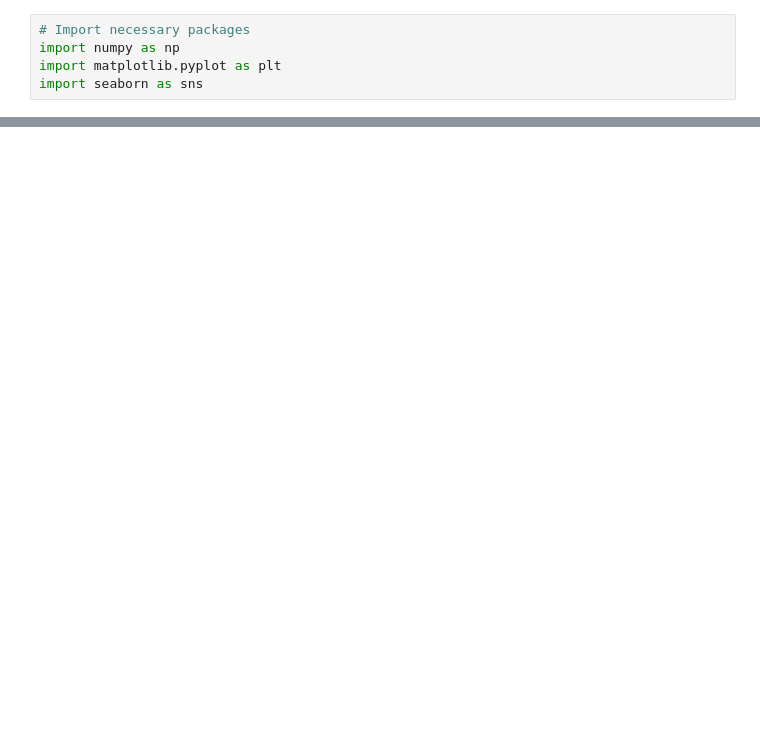
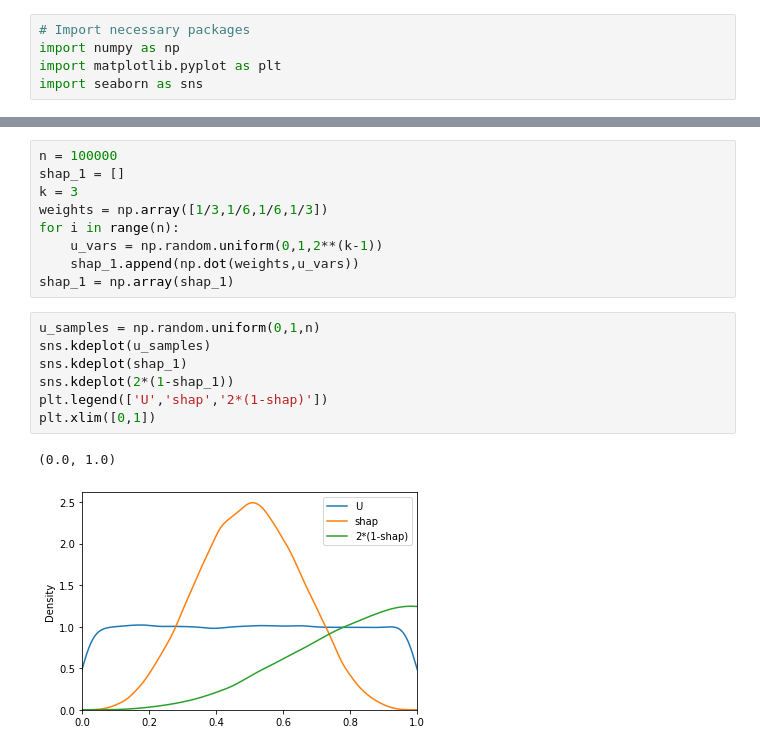
Before and after one commit to beepulbharti/p_value_experiments, a Jupyter notebook: vovk_experiments.ipynb, the cells around one changed output, grey strips where cells are left out. Drawn from its saved outputs; the diff is of its cells as text; blank space fills up the shorter version.

```diff
--- a/vovk_experiments.ipynb
+++ b/vovk_experiments.ipynb
@@ -23,0 +28,19 @@ plt.legend(['uniform','avg','avg_2'])
+# %%
+n = 100000
+shap_1 = []
+k = 3
+weights = np.array([1/3,1/6,1/6,1/3])
+for i in range(n):
+    u_vars = np.random.uniform(0,1,2**(k-1))
+    shap_1.append(np.dot(weights,u_vars))
+shap_1 = np.array(shap_1)
+# %%
+u_samples = np.random.uniform(0,1,n)
+sns.kdeplot(u_samples)
+sns.kdeplot(shap_1)
+sns.kdeplot(2*(1-shap_1))
+plt.legend(['U','shap','2*(1-shap)'])
+plt.xlim([0,1])
+# %% [output]
+(0.0, 1.0)
+[figure, added]
```
Also changed, not shown: parts of 3 cells of this notebook.
